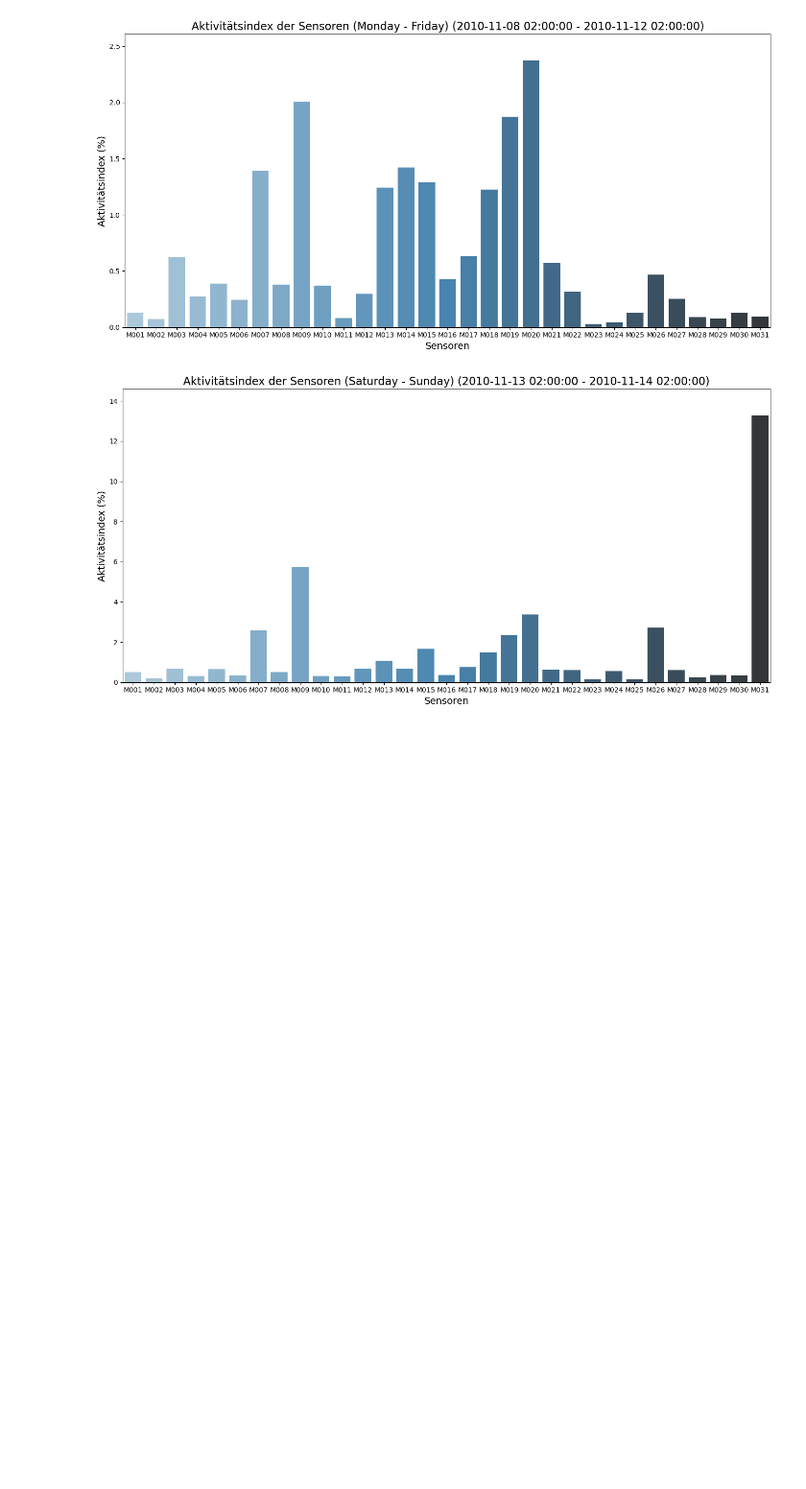
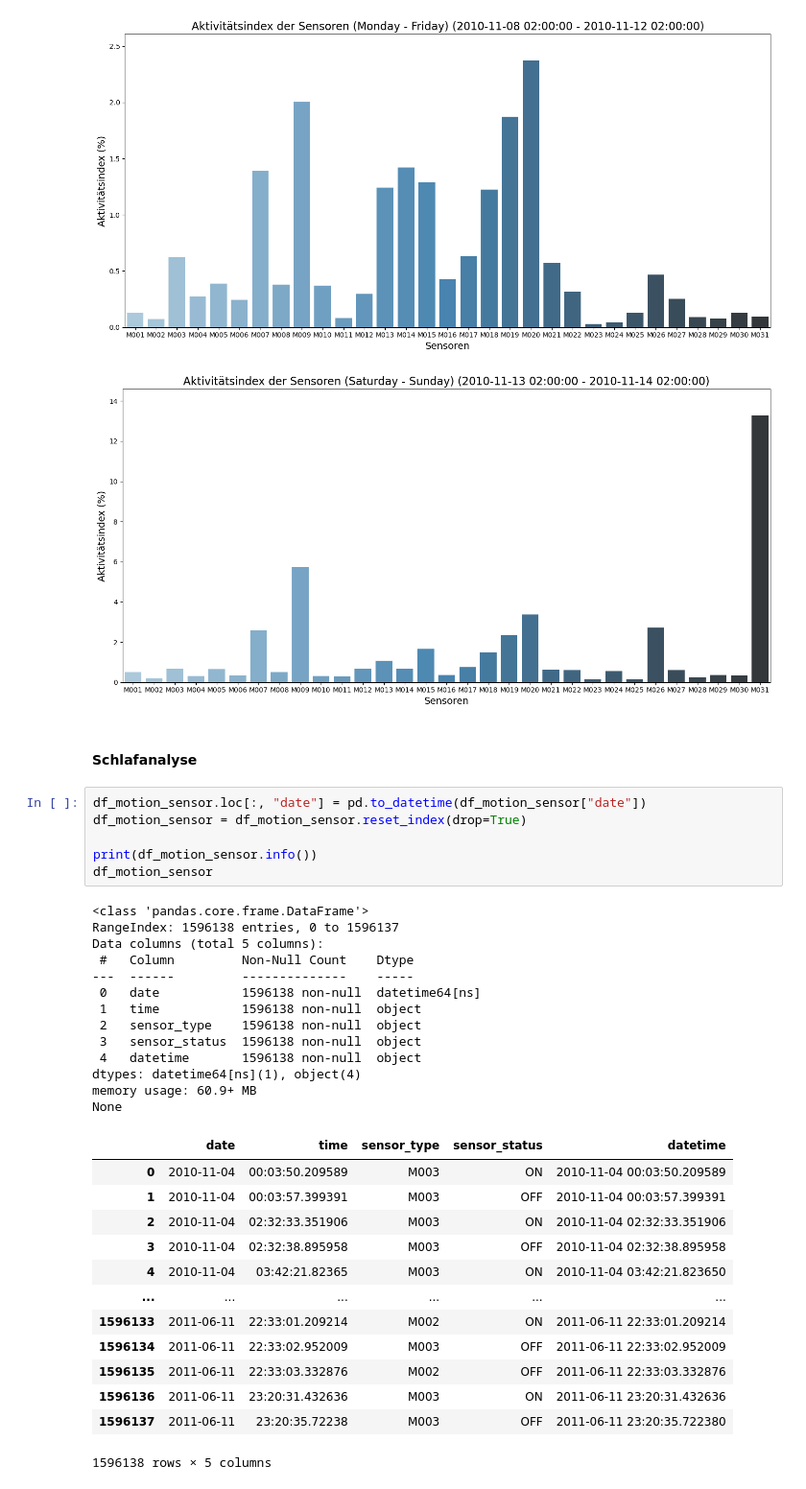
Before and after one commit to ddening/ambient-assisted-living, a Jupyter notebook: src/aruba_activity.ipynb, the cells around one changed output. Shown: that part at 96% size. Drawn from its saved outputs; the diff is of its cells as text; blank space fills up the shorter version.

```diff
--- a/src/aruba_activity.ipynb
+++ b/src/aruba_activity.ipynb
@@ -431,3 +416,38 @@ plot_activity(df_motion_sensor, start_datetime, end_datetime)
 # %% [output]
 [figure]
 [figure]
+# %% [markdown]
+#### Schlafanalyse
+# %%
+df_motion_sensor.loc[:, "date"] = pd.to_datetime(df_motion_sensor["date"])
+df_motion_sensor = df_motion_sensor.reset_index(drop=True)
+
+print(df_motion_sensor.info())
+df_motion_sensor
+# %% [output]
+<class 'pandas.core.frame.DataFrame'>
+RangeIndex: 1596138 entries, 0 to 1596137
+Data columns (total 5 columns):
+ #   Column         Non-Null Count    Dtype
+---  ------         --------------    -----
+ 0   date           1596138 non-null  datetime64[ns]
+ 1   time           1596138 non-null  object
+ 2   sensor_type    1596138 non-null  object
+ 3   sensor_status  1596138 non-null  object
+ 4   datetime       1596138 non-null  object
+dtypes: datetime64[ns](1), object(4)
+memory usage: 60.9+ MB
+None
+|  | date | time | sensor_type | sensor_status | datetime |
+| 0 | 2010-11-04 | 00:03:50.209589 | M003 | ON | 2010-11-04 00:03:50.209589 |
+| 1 | 2010-11-04 | 00:03:57.399391 | M003 | OFF | 2010-11-04 00:03:57.399391 |
+| 2 | 2010-11-04 | 02:32:33.351906 | M003 | ON | 2010-11-04 02:32:33.351906 |
+| 3 | 2010-11-04 | 02:32:38.895958 | M003 | OFF | 2010-11-04 02:32:38.895958 |
+| 4 | 2010-11-04 | 03:42:21.82365 | M003 | ON | 2010-11-04 03:42:21.823650 |
+| ... | ... | ... | ... | ... | ... |
+| 1596133 | 2011-06-11 | 22:33:01.209214 | M002 | ON | 2011-06-11 22:33:01.209214 |
+| 1596134 | 2011-06-11 | 22:33:02.952009 | M003 | OFF | 2011-06-11 22:33:02.952009 |
+| 1596135 | 2011-06-11 | 22:33:03.332876 | M002 | OFF | 2011-06-11 22:33:03.332876 |
+| 1596136 | 2011-06-11 | 23:20:31.432636 | M003 | ON | 2011-06-11 23:20:31.432636 |
+| 1596137 | 2011-06-11 | 23:20:35.72238 | M003 | OFF | 2011-06-11 23:20:35.722380 |
+1596138 rows × 5 columns
```
Also changed, not shown: parts of 6 cells of this notebook.
